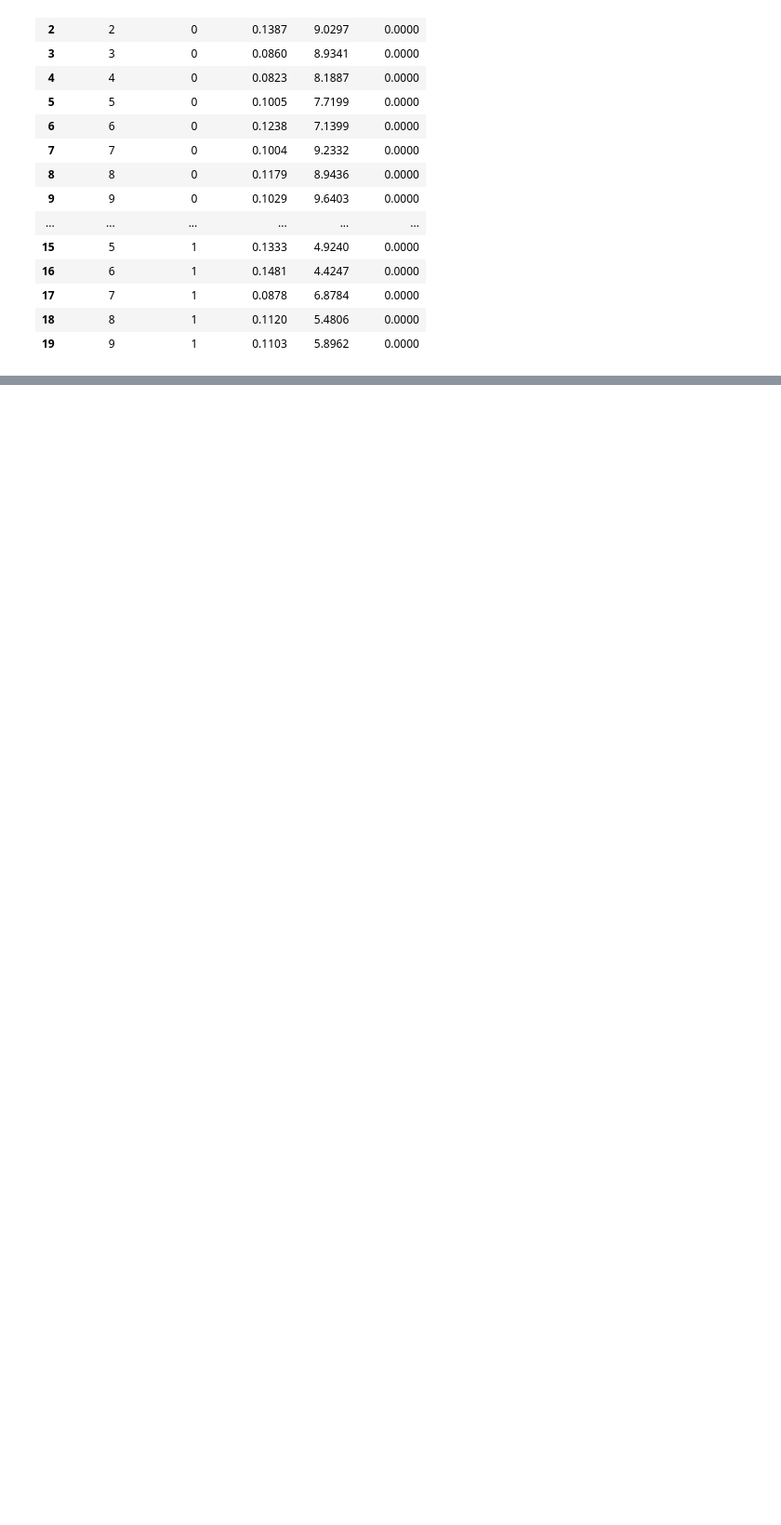
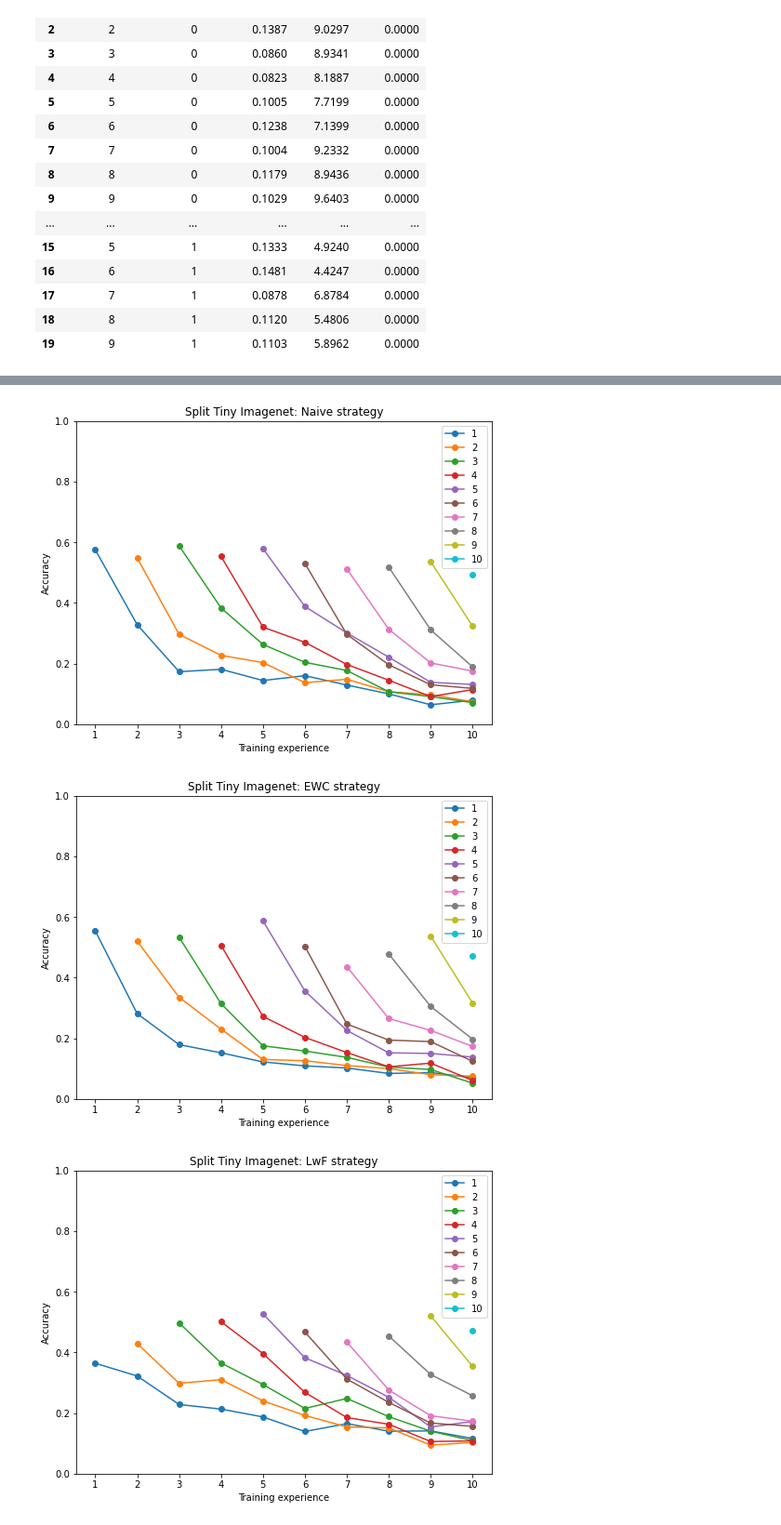
Before and after one commit to nikvogel/WeightAveragingCL, a Jupyter notebook: logs/PlotNotebook.ipynb, the cells around one changed output, grey strips where cells are left out. Shown: that part at 93% size. Drawn from its saved outputs; the diff is of its cells as text; code cells hidden in the pictures; blank space fills up the shorter version.

```diff
--- a/logs/PlotNotebook.ipynb
+++ b/logs/PlotNotebook.ipynb
@@ -173,0 +79,10 @@ plt.savefig('./p_mnist_simple/cumulative/accuracy_plot.png', dpi = 300)
+# %%
+path = './s_tiny_imagenet-update/'
+subfolders = ['naive', 'ewc', 'lwf', 'wa']
+experiment_name = 'Split Tiny Imagenet'
+strategy_names = ['Naive strategy', 'EWC strategy', 'LwF strategy', 'Weight Averaging strategy']
+df_sti = evalutate_experiment(path, subfolders, experiment_name, strategy_names)
+# %% [output]
+[figure, added]
+[figure, added]
+[figure, added]
```
Also changed, not shown: parts of 31 cells of this notebook.
